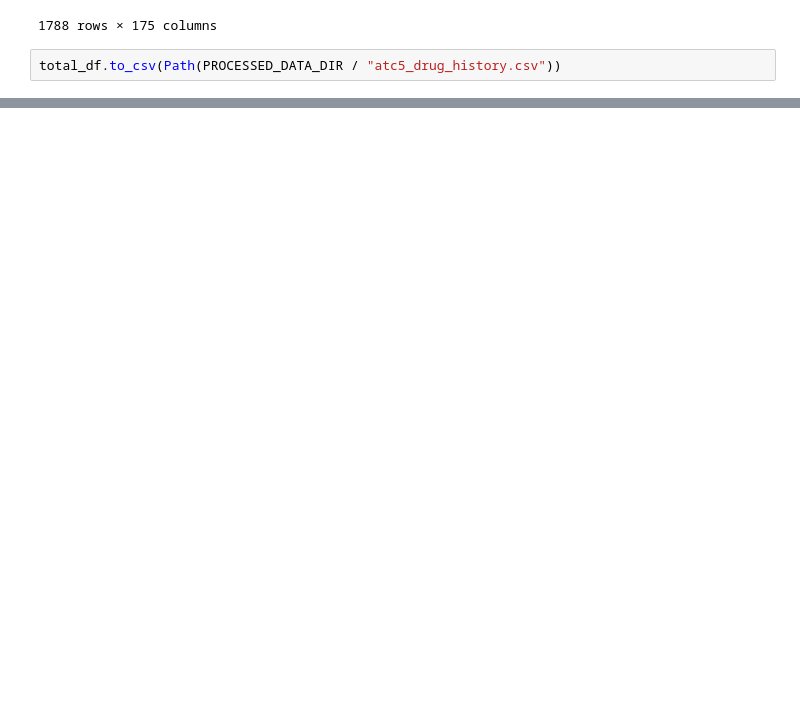
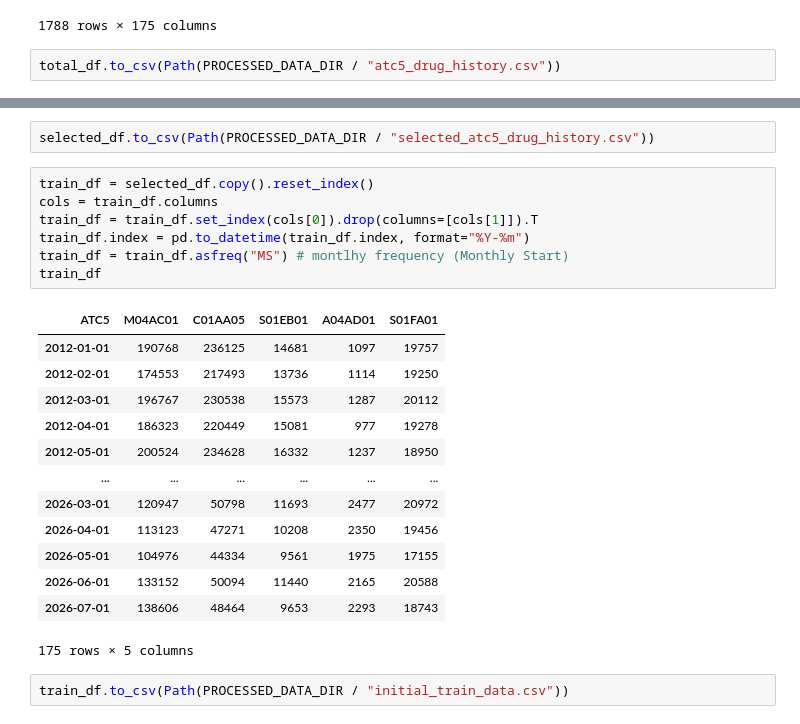
Before and after one commit to T0L1S/AgriPharm_Track3_EthnoHack_2026, a Jupyter notebook: src/agripharm_track3_ethnohack_2026/forecasting/data_preprocessing.ipynb, the cells around one changed output, grey strips where cells are left out. Drawn from its saved outputs; the diff is of its cells as text; blank space fills up the shorter version.

```diff
--- a/src/agripharm_track3_ethnohack_2026/forecasting/data_preprocessing.ipynb
+++ b/src/agripharm_track3_ethnohack_2026/forecasting/data_preprocessing.ipynb
@@ -107,0 +148,25 @@ total_df.to_csv(Path(PROCESSED_DATA_DIR / "atc5_drug_history.csv"))
+# %%
+selected_df.to_csv(Path(PROCESSED_DATA_DIR / "selected_atc5_drug_history.csv"))
+# %%
+train_df = selected_df.copy().reset_index()
+cols = train_df.columns
+train_df = train_df.set_index(cols[0]).drop(columns=[cols[1]]).T
+train_df.index = pd.to_datetime(train_df.index, format="%Y-%m")
+train_df = train_df.asfreq("MS") # montlhy frequency (Monthly Start)
+train_df
+# %% [output]
+| ATC5 | M04AC01 | C01AA05 | S01EB01 | A04AD01 | S01FA01 |
+| 2012-01-01 | 190768 | 236125 | 14681 | 1097 | 19757 |
+| 2012-02-01 | 174553 | 217493 | 13736 | 1114 | 19250 |
+| 2012-03-01 | 196767 | 230538 | 15573 | 1287 | 20112 |
+| 2012-04-01 | 186323 | 220449 | 15081 | 977 | 19278 |
+| 2012-05-01 | 200524 | 234628 | 16332 | 1237 | 18950 |
+| ... | ... | ... | ... | ... | ... |
+| 2026-03-01 | 120947 | 50798 | 11693 | 2477 | 20972 |
+| 2026-04-01 | 113123 | 47271 | 10208 | 2350 | 19456 |
+| 2026-05-01 | 104976 | 44334 | 9561 | 1975 | 17155 |
+| 2026-06-01 | 133152 | 50094 | 11440 | 2165 | 20588 |
+| 2026-07-01 | 138606 | 48464 | 9653 | 2293 | 18743 |
+175 rows × 5 columns
+# %%
+train_df.to_csv(Path(PROCESSED_DATA_DIR / "initial_train_data.csv"))
```
Also changed, not shown: parts of 4 cells of this notebook, 2 other files.
